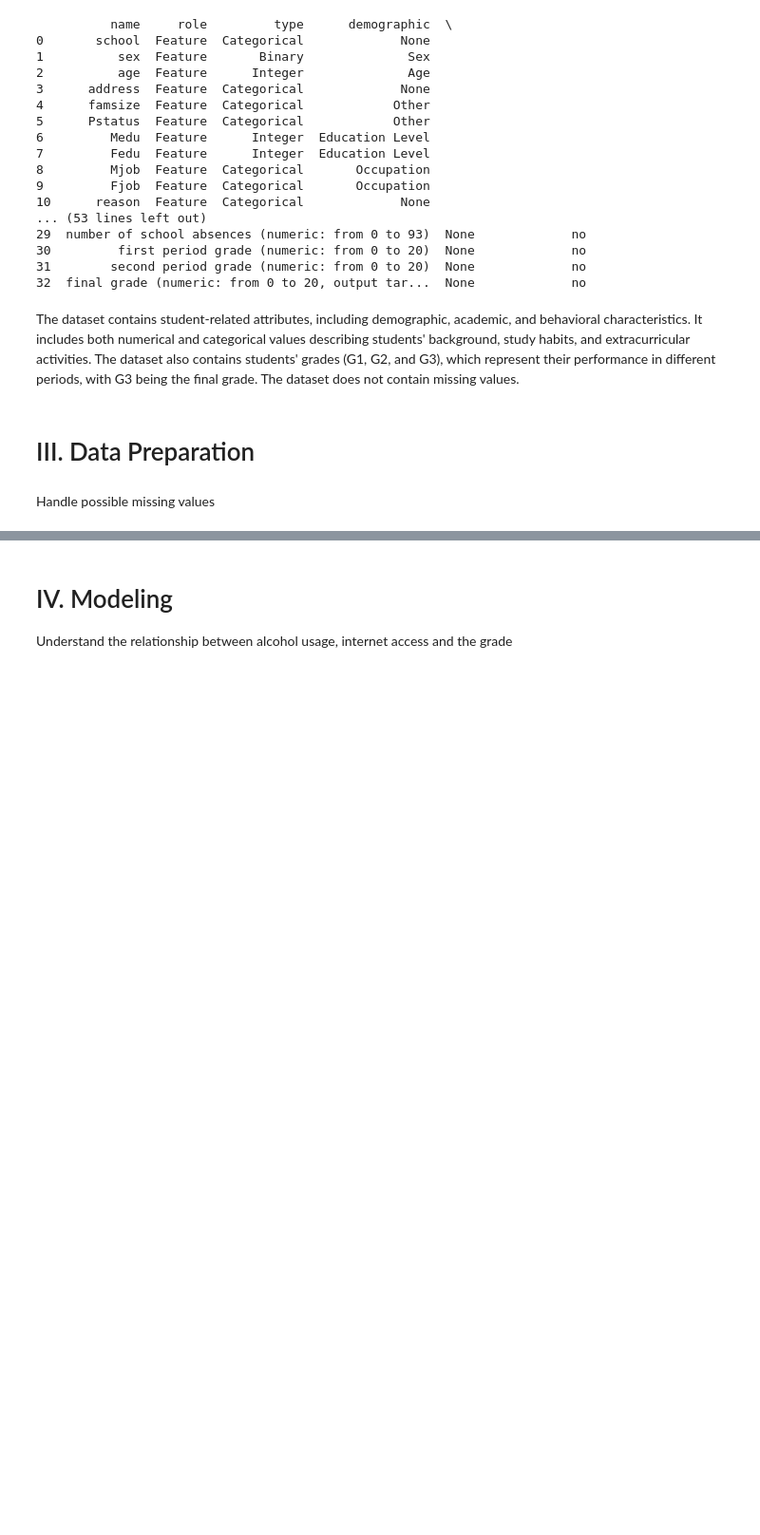
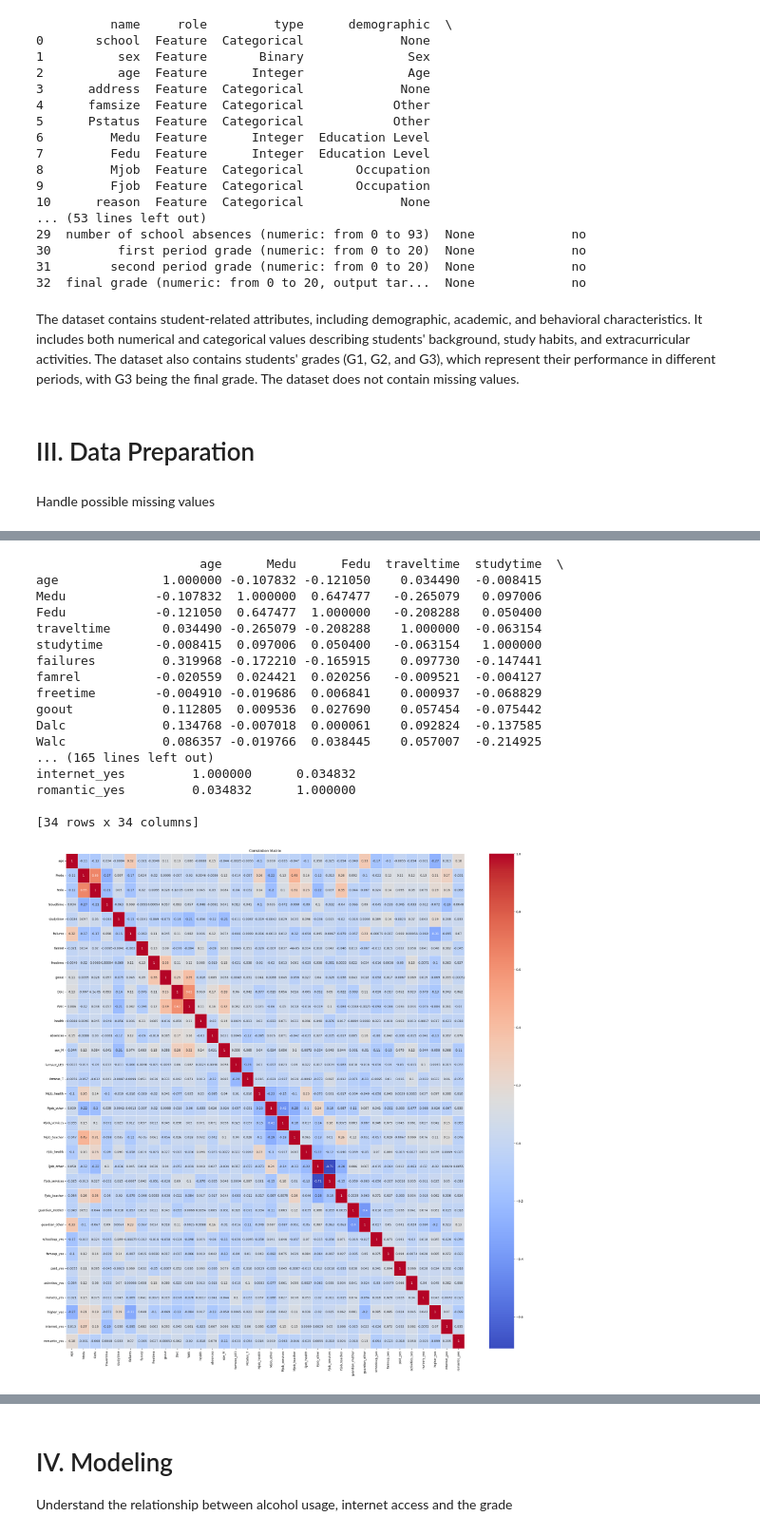
Before and after one commit to Jafestro/Data-Mallinnus, a Jupyter notebook: kidney/School-Performance.ipynb, the cells around one changed output, grey strips where cells are left out. Shown at 95% size. Cells and saved outputs as stored; diff of their text form; code cells hidden in the pictures; blank space fills up the shorter version.

```diff
--- a/kidney/School-Performance.ipynb
+++ b/kidney/School-Performance.ipynb
@@ -24,6 +24,10 @@ student_performance = fetch_ucirepo(id=320)
 X = student_performance.data.features
 y = student_performance.data.targets
 
-print(X.head())
-print(y.head())
+y = y.loc[:, y.columns.difference(['G1', 'G2'])]
+
+X = X.drop(['address', 'school', 'reason'], axis=1)
+
+
+X.head(20)
 # %% [output]
@@ -79,7 +84,11 @@ Handle possible missing values
 # %%
 from sklearn.preprocessing import StandardScaler
 
+# One-hot encoding
 X = pd.get_dummies(X, drop_first=True)
+
+# Convert boolean columns to int
+X = X.astype(int)
 
 scaler = StandardScaler()
 X_scaled = scaler.fit_transform(X)
@@ -86,3 +114,36 @@ X_scaled = scaler.fit_transform(X)
+# %%
+# Calculate the correlation matrix
+corr_matrix = X.corr()
+
+print(corr_matrix)
+
+# Plot the correlation matrix
+import seaborn as sns
+import matplotlib.pyplot as plt
+
+plt.figure(figsize=(30, 30))
+sns.heatmap(corr_matrix, annot=True, cmap='coolwarm', linewidths=0.5)
+plt.title("Correlation Matrix")
+plt.show()
+# %% [output]
+                      age      Medu      Fedu  traveltime  studytime  \
+age              1.000000 -0.107832 -0.121050    0.034490  -0.008415
+Medu            -0.107832  1.000000  0.647477   -0.265079   0.097006
+Fedu            -0.121050  0.647477  1.000000   -0.208288   0.050400
+traveltime       0.034490 -0.265079 -0.208288    1.000000  -0.063154
+studytime       -0.008415  0.097006  0.050400   -0.063154   1.000000
+failures         0.319968 -0.172210 -0.165915    0.097730  -0.147441
+famrel          -0.020559  0.024421  0.020256   -0.009521  -0.004127
+freetime        -0.004910 -0.019686  0.006841    0.000937  -0.068829
+goout            0.112805  0.009536  0.027690    0.057454  -0.075442
+Dalc             0.134768 -0.007018  0.000061    0.092824  -0.137585
+Walc             0.086357 -0.019766  0.038445    0.057007  -0.214925
+... (165 lines left out)
+internet_yes         1.000000      0.034832
+romantic_yes         0.034832      1.000000
+
+[34 rows x 34 columns]
+[figure, added]
 # %%
 X.head(20)
 # %% [output]
```
Also changed, not shown: parts of 7 cells of this notebook.
